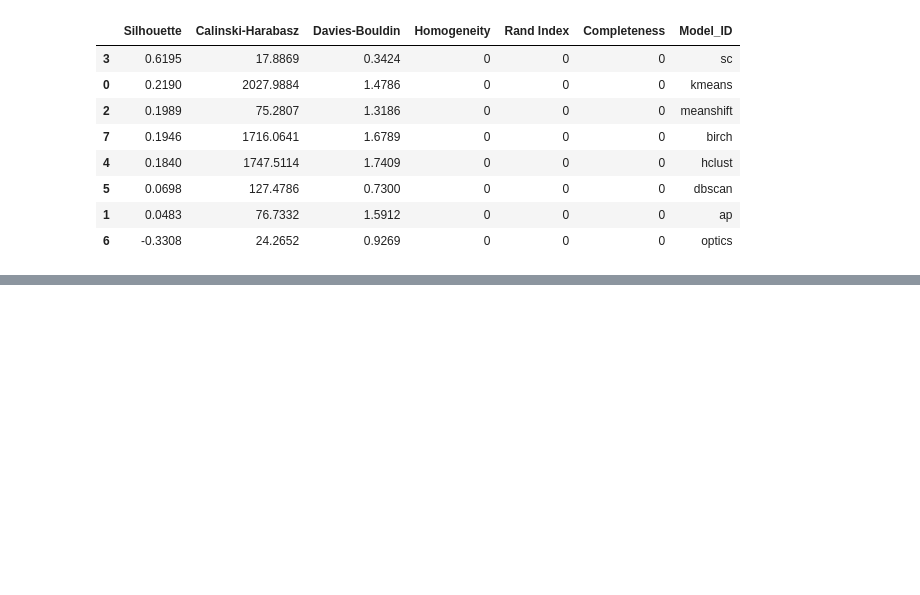
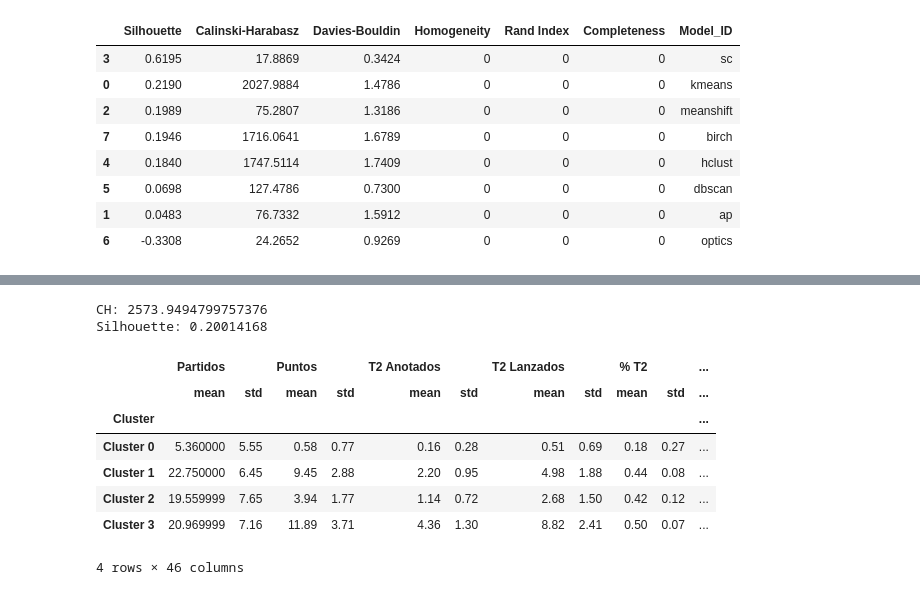
Before and after one commit to DickinsonBP/TFM_VABD, a Jupyter notebook: Modelos/modelo3.ipynb, the cells around one changed output, grey strips where cells are left out. Cells and saved outputs as stored; diff of their text form; code cells hidden in the pictures; blank space fills up the shorter version.

```diff
--- a/Modelos/modelo3.ipynb
+++ b/Modelos/modelo3.ipynb
@@ -87,0 +152,10 @@ pycc.plot_model(best_model, plot='cluster')
+# %%
+s  = pycc.setup(df,
+                ignore_features=['Nombre', 'Temporada', 'Equipo', 'Minutos'],
+                normalize=True,
+                session_id=123,
+                experiment_name="Clusterizacion de Jugadoras",
+                use_gpu=True)
+
+k4 = pycc.create_model('kmeans', num_clusters=4, n_init=50)   # robust init
+df_k = pycc.assign_model(k4)
@@ -87,0 +190,22 @@ pycc.plot_model(best_model, plot='cluster')
+# %%
+X = s.get_config('X')
+labels = k4.labels_
+print("CH:", calinski_harabasz_score(X, labels))
+print("Silhouette:", silhouette_score(X, labels))
+# %% [output]
+CH: 2573.9494799757376
+Silhouette: 0.20014168
+# %%
+profile = (df_k.groupby('Cluster')
+                  .agg(['mean','std'])
+                  .round(2))
+profile
+# %% [output]
+|  | Partidos |  | Puntos |  | T2 Anotados |  | T2 Lanzados |  | % T2 |  | ... |
+|  | mean | std | mean | std | mean | std | mean | std | mean | std | ... |
+| Cluster |  |  |  |  |  |  |  |  |  |  | ... |
+| Cluster 0 | 5.360000 | 5.55 | 0.58 | 0.77 | 0.16 | 0.28 | 0.51 | 0.69 | 0.18 | 0.27 | ... |
+| Cluster 1 | 22.750000 | 6.45 | 9.45 | 2.88 | 2.20 | 0.95 | 4.98 | 1.88 | 0.44 | 0.08 | ... |
+| Cluster 2 | 19.559999 | 7.65 | 3.94 | 1.77 | 1.14 | 0.72 | 2.68 | 1.50 | 0.42 | 0.12 | ... |
+| Cluster 3 | 20.969999 | 7.16 | 11.89 | 3.71 | 4.36 | 1.30 | 8.82 | 2.41 | 0.50 | 0.07 | ... |
+4 rows × 46 columns
```
Also changed, not shown: parts of 18 cells of this notebook, 2 other files.
